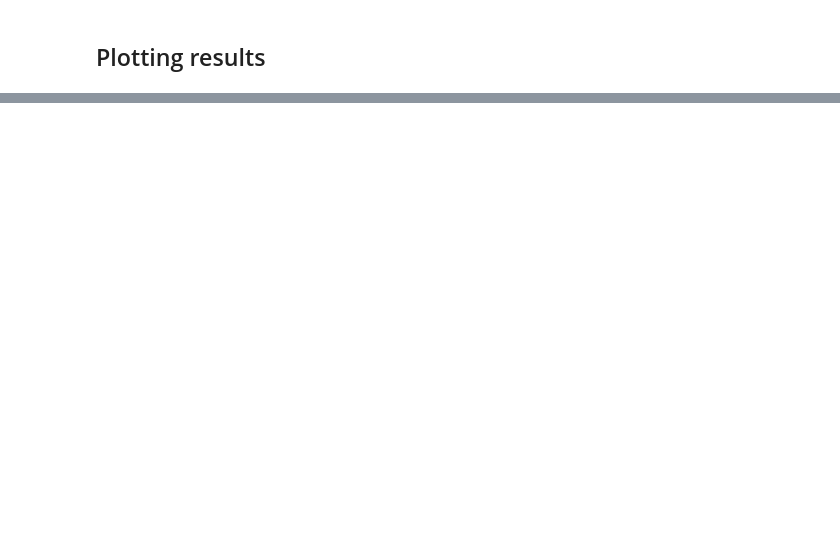
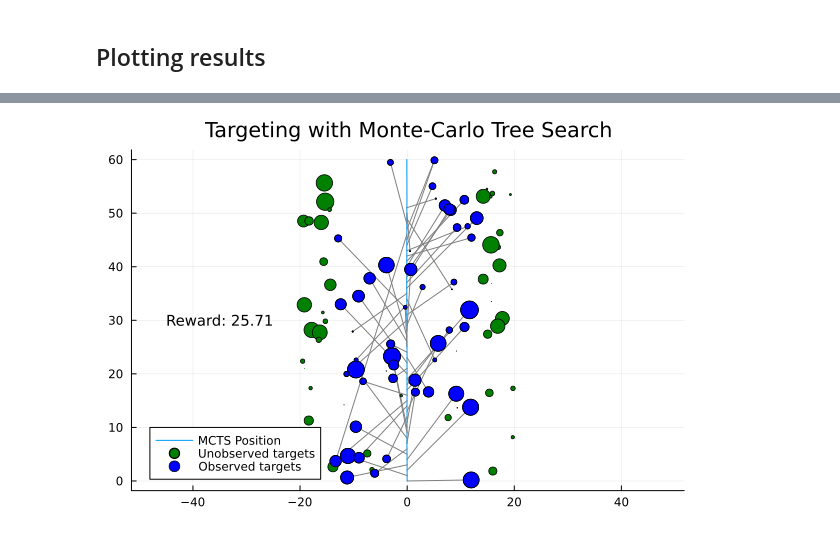
Before and after one commit to GigaVoltFlash/AA228-Final-Project, a Jupyter notebook: dev-anshuk/integrated_problem.ipynb, the cells around one changed output, grey strips where cells are left out. Drawn from its saved outputs; the diff is of its cells as text; code cells hidden in the pictures; blank space fills up the shorter version.

```diff
--- a/dev-anshuk/integrated_problem.ipynb
+++ b/dev-anshuk/integrated_problem.ipynb
@@ -266,0 +290,19 @@ plot([x_list, x_list_mcts], [y_list, y_list_mcts], label=["Random" "With MCTS"],
+# %%
+plt = plot(x_list_mcts, y_list_mcts, label="MCTS Position", title="Targeting with Monte-Carlo Tree Search", aspect_ratio=:equal, legend=:bottomleft)
+
+for i in 1:length(x_list_mcts)
+    if action_list_mcts[i] != 1
+        plot!([x_list_mcts[i], target_x[action_list_mcts[i] - 1]], [y_list_mcts[i], target_y[action_list_mcts[i] - 1]], label="", c="gray")
+    end
+end
+
+reward_mcts_round = round(reward_total_mcts, digits=2)
+text_to_display = "Reward: $reward_mcts_round"
+annotate!((-35, 30, text(text_to_display, 10, :left, :center, :black)))
+
+scatter!(target_x,target_y, mc="green", label="Unobserved targets", markersize = 10*target_reward)
+scatter!(observed_target_x,observed_target_y, mc="blue", label="Observed targets", markersize = 10*observed_target_reward)
+
+display(plt)
+# %% [output]
+[figure, added]
```
Also changed, not shown: parts of 10 cells of this notebook, 3 other files.
